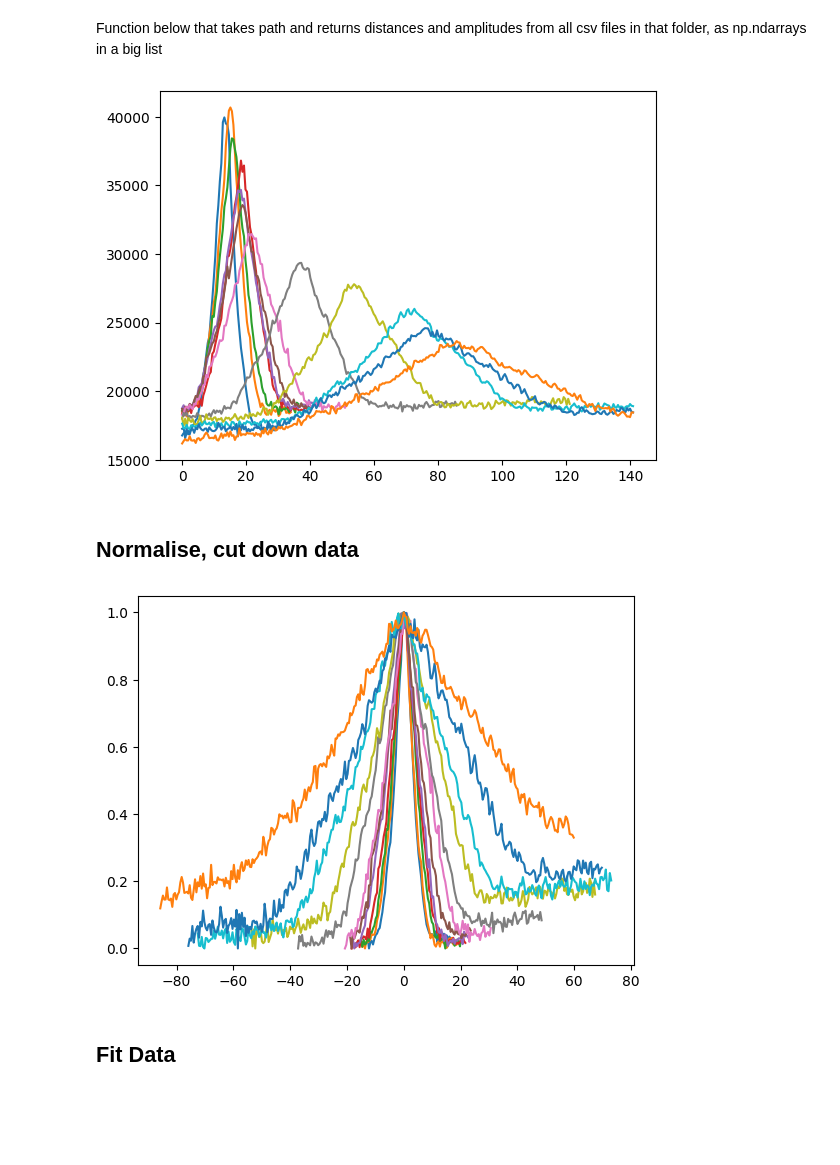
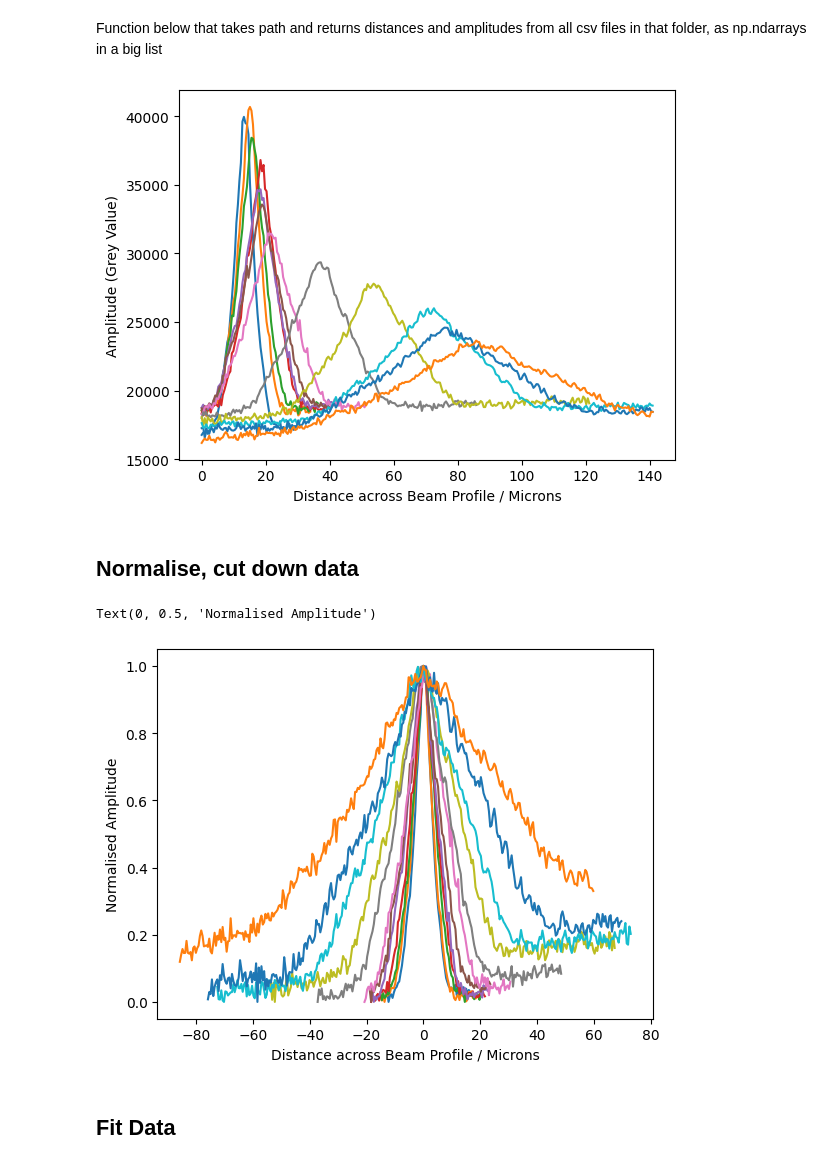
Before and after one commit to akay8/Level4Project, a Jupyter notebook: test_file.ipynb, the cells around one changed output. Saved outputs shown, nothing was run; the diff lists cells and outputs as text; code cells hidden in the pictures; blank space fills up the shorter version.

```diff
--- a/test_file.ipynb
+++ b/test_file.ipynb
@@ -57,9 +57,12 @@ distances, amplitudes = import_data(globalpath)
 for i in range(12):
     plt.plot(distances[i][0:300], amplitudes[i][0:300])
 
+plt.xlabel('Distance across Beam Profile / Microns')
+plt.ylabel('Amplitude (Grey Value)')
+
 plt.show()
 # %% [output]
-[figure, old version]
+[figure, new version]
 # %% [markdown]
 ## Normalise, cut down data
 # %%
@@ -109,7 +112,11 @@ all_distances, all_amps = data_trim(distances, amplitudes, 310)
 # %%
 for i in range(12):
     plt.plot(all_distances[i], all_amps[i])
+
+plt.xlabel('Distance across Beam Profile / Microns')
+plt.ylabel('Normalised Amplitude')
 # %% [output]
+Text(0, 0.5, 'Normalised Amplitude')
-[figure, old version]
+[figure, new version]
 # %% [markdown]
 ## Fit Data
```
Also changed, not shown: parts of 5 cells of this notebook.
